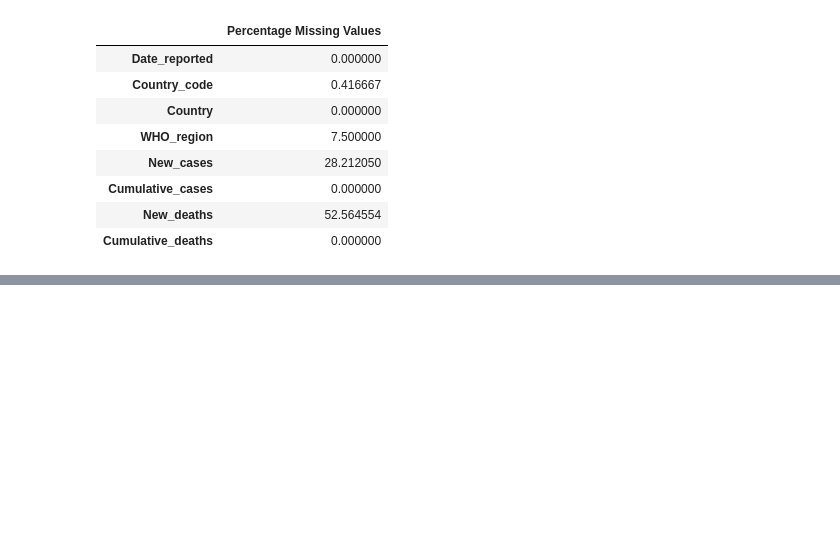
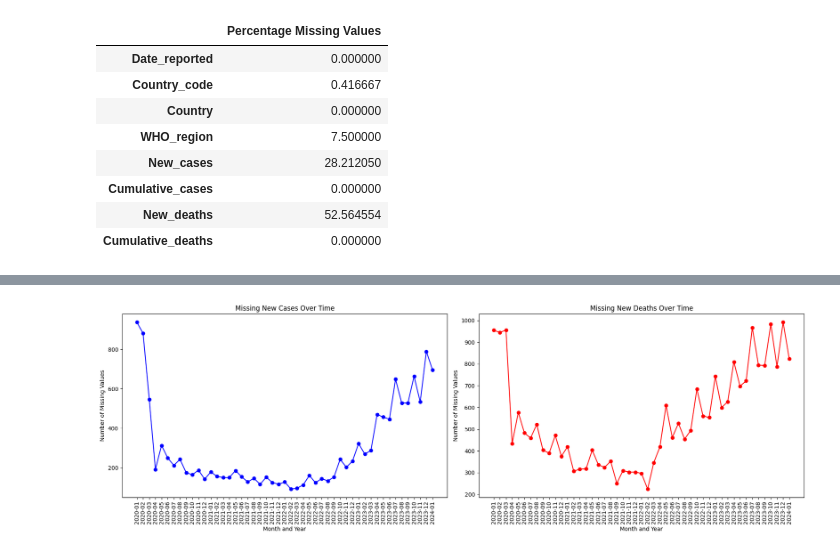
Before and after one commit to dagbolade/covid, a Jupyter notebook: covid-19-global-data.ipynb, the cells around one changed output, grey strips where cells are left out. Drawn from its saved outputs; the diff is of its cells as text; code cells hidden in the pictures; blank space fills up the shorter version.

```diff
--- a/covid-19-global-data.ipynb
+++ b/covid-19-global-data.ipynb
@@ -75,0 +123,28 @@ missing_values_summary
+# %%
+# Correcting the approach by directly plotting without resetting the index
+# We group by 'Month_Year' again and sum up the missing values
+monthly_missing_values_corrected = covid_data.groupby('Month_Year').agg(lambda x: x.isnull().sum())
+
+# Plot the corrected data
+plt.figure(figsize=(18, 6))
+
+# Plot for New Cases
+plt.subplot(1, 2, 1)
+plt.plot(monthly_missing_values_corrected.index.astype(str), monthly_missing_values_corrected['New_cases'], marker='o', linestyle='-', color='blue')
+plt.title('Missing New Cases Over Time')
+plt.xticks(rotation=90)
+plt.ylabel('Number of Missing Values')
+plt.xlabel('Month and Year')
+
+# Plot for New Deaths
+plt.subplot(1, 2, 2)
+plt.plot(monthly_missing_values_corrected.index.astype(str), monthly_missing_values_corrected['New_deaths'], marker='o', linestyle='-', color='red')
+plt.title('Missing New Deaths Over Time')
+plt.xticks(rotation=90)
+plt.ylabel('Number of Missing Values')
+plt.xlabel('Month and Year')
+
+plt.tight_layout()
+plt.show()
+# %% [output]
+[figure, added]
```
Also changed, not shown: parts of 16 cells of this notebook.
